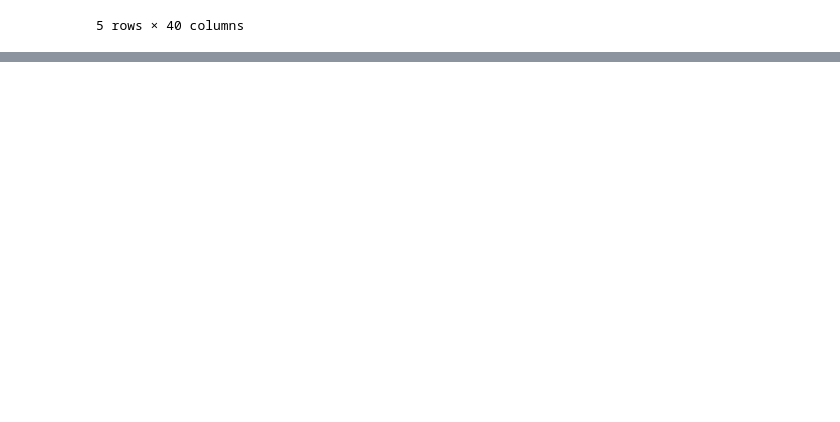
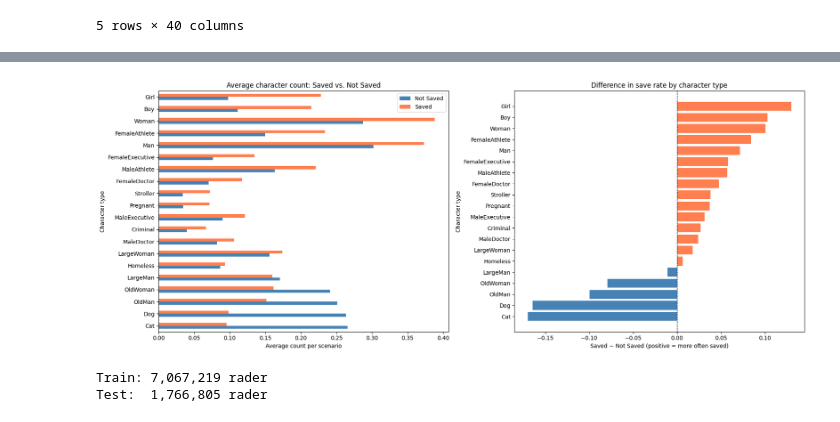
Before and after one commit to Nicoletapa/Moral_Machine, a Jupyter notebook: merge_datasets.ipynb, the cells around one changed output, grey strips where cells are left out. Cells and saved outputs as stored; diff of their text form; code cells hidden in the pictures; blank space fills up the shorter version.

```diff
--- a/merge_datasets.ipynb
+++ b/merge_datasets.ipynb
@@ -260,0 +459,78 @@ df_encoded.head()
+# %%
+import matplotlib.pyplot as plt
+
+char_cols = [
+    "Man", "Woman", "Pregnant", "Stroller",
+    "OldMan", "OldWoman", "Boy", "Girl",
+    "Homeless", "Criminal", "LargeMan", "LargeWoman",
+    "MaleExecutive", "FemaleExecutive",
+    "MaleAthlete", "FemaleAthlete",
+    "MaleDoctor", "FemaleDoctor",
+    "Dog", "Cat"
+]
+
+# Gjennomsnittlig antall per karaktertype i reddede vs. ikke reddede scenariet
+char_means = df.groupby("Saved")[char_cols].mean().T
+char_means.columns = ["Not Saved", "Saved"]
+
+# Sorter etter forskjell mellom saved og not saved
+char_means["diff"] = char_means["Saved"] - char_means["Not Saved"]
+char_means = char_means.sort_values("diff", ascending=True)
+
+fig, axes = plt.subplots(1, 2, figsize=(18, 7))
+
+# Venstre: Absoluttall
+char_means[["Not Saved", "Saved"]].plot(
+    kind="barh", ax=axes[0], color=["steelblue", "coral"]
+)
+axes[0].set_title("Average character count: Saved vs. Not Saved")
+axes[0].set_xlabel("Average count per scenario")
+axes[0].set_ylabel("Character type")
+
+# Høyre: Differanse (positiv = oftere reddet)
+colors = ["coral" if x > 0 else "steelblue" for x in char_means["diff"]]
+axes[1].barh(char_means.index, char_means["diff"], color=colors)
+axes[1].axvline(x=0, color="black", linewidth=0.8, linestyle="--")
+axes[1].set_title("Difference in save rate by character type")
+axes[1].set_xlabel("Saved − Not Saved (positive = more often saved)")
+axes[1].set_ylabel("Character type")
+
+plt.tight_layout()
+plt.show()
+# %% [output]
+[figure, added]
+# %%
+from sklearn.model_selection import train_test_split
+from sklearn.linear_model import LogisticRegression
+from sklearn.ensemble import RandomForestClassifier
+from sklearn.metrics import (accuracy_score, precision_score,
+                             recall_score, f1_score,
+                             classification_report, ConfusionMatrixDisplay)
+import matplotlib.pyplot as plt
+import numpy as np
+
+feature_cols = [
+    "diff_lives", "diff_young", "diff_gender", "diff_status", "diff_human_animal",
+    "NumberOfCharacters", "count_young", "count_old", "count_adult", "count_large",
+    "count_male", "count_female", "count_high_status", "count_low_status",
+    "count_animal", "count_human",
+    "ratio_young", "ratio_old",
+    "is_ped_vs_passenger", "is_omission", "intervened", "crossing_signal", "has_barrier",
+    "Review_gender_enc", "Review_education_enc", "Review_income_enc",
+    "UserCountry3_enc", "AttributeLevel_enc", "ScenarioTypeStrict_enc",
+    "DefaultChoice_enc", "NonDefaultChoice_enc",
+    "Review_age_scaled", "Review_political_scaled", "Review_religious_scaled",
+]
+
+
+X = df_encoded[feature_cols]
+y = df_encoded["Saved"]
+
+X_train, X_test, y_train, y_test = train_test_split(
+    X, y, test_size=0.2, random_state=42, stratify=y
+)
+print(f"Train: {len(X_train):,} rader")
+print(f"Test:  {len(X_test):,} rader")
+# %% [output]
+Train: 7,067,219 rader
+Test:  1,766,805 rader
```
Also changed, not shown: parts of 28 cells of this notebook, 3 other files.
